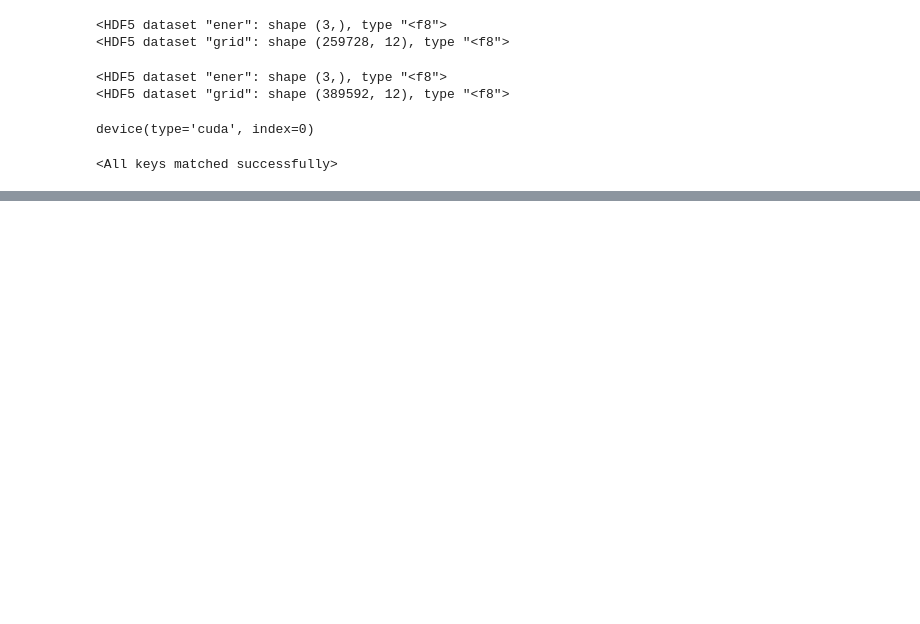
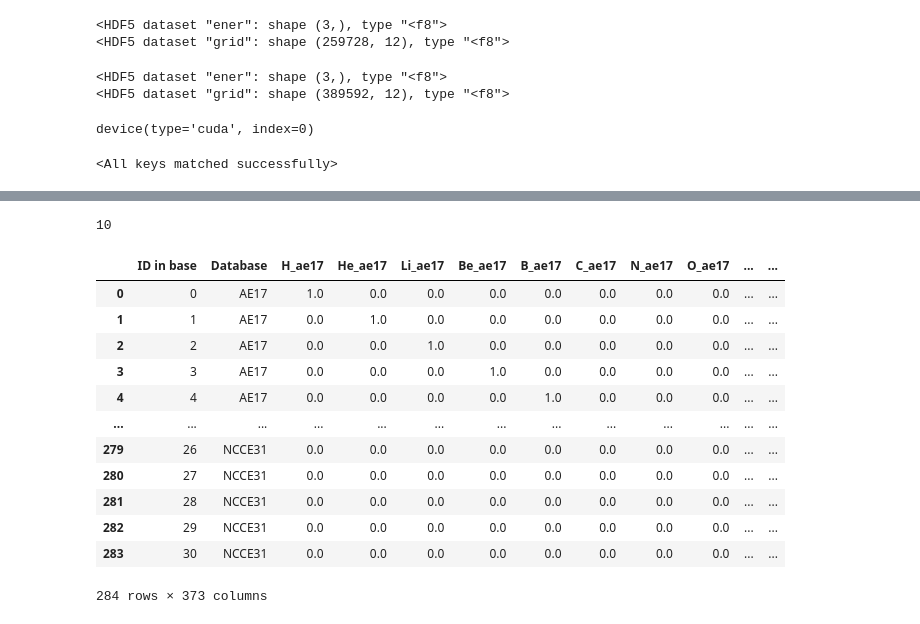
Before and after one commit to dzaripov/ML-parameterization-of-DFT-functionals, a Jupyter notebook: train.ipynb, the cells around one changed output, grey strips where cells are left out. Drawn from its saved outputs; the diff is of its cells as text; code cells hidden in the pictures; blank space fills up the shorter version.

```diff
--- a/train.ipynb
+++ b/train.ipynb
@@ -223,0 +652,22 @@ torch.save(model.state_dict(), 'predoptimized.param')
+# %%
+np.array([1, 2, 3]) @ np.array([3, 2, 1])
+# %% [output]
+10
+# %%
+db = pd.read_csv('total_dataframe_sorted_final.csv')
+# %%
+db
+# %% [output]
+|  | ID in base | Database | H_ae17 | He_ae17 | Li_ae17 | Be_ae17 | B_ae17 | C_ae17 | N_ae17 | O_ae17 | ... | ... |
+| 0 | 0 | AE17 | 1.0 | 0.0 | 0.0 | 0.0 | 0.0 | 0.0 | 0.0 | 0.0 | ... | ... |
+| 1 | 1 | AE17 | 0.0 | 1.0 | 0.0 | 0.0 | 0.0 | 0.0 | 0.0 | 0.0 | ... | ... |
+| 2 | 2 | AE17 | 0.0 | 0.0 | 1.0 | 0.0 | 0.0 | 0.0 | 0.0 | 0.0 | ... | ... |
+| 3 | 3 | AE17 | 0.0 | 0.0 | 0.0 | 1.0 | 0.0 | 0.0 | 0.0 | 0.0 | ... | ... |
+| 4 | 4 | AE17 | 0.0 | 0.0 | 0.0 | 0.0 | 1.0 | 0.0 | 0.0 | 0.0 | ... | ... |
+| ... | ... | ... | ... | ... | ... | ... | ... | ... | ... | ... | ... | ... |
+| 279 | 26 | NCCE31 | 0.0 | 0.0 | 0.0 | 0.0 | 0.0 | 0.0 | 0.0 | 0.0 | ... | ... |
+| 280 | 27 | NCCE31 | 0.0 | 0.0 | 0.0 | 0.0 | 0.0 | 0.0 | 0.0 | 0.0 | ... | ... |
+| 281 | 28 | NCCE31 | 0.0 | 0.0 | 0.0 | 0.0 | 0.0 | 0.0 | 0.0 | 0.0 | ... | ... |
+| 282 | 29 | NCCE31 | 0.0 | 0.0 | 0.0 | 0.0 | 0.0 | 0.0 | 0.0 | 0.0 | ... | ... |
+| 283 | 30 | NCCE31 | 0.0 | 0.0 | 0.0 | 0.0 | 0.0 | 0.0 | 0.0 | 0.0 | ... | ... |
+284 rows × 373 columns
```
Also changed, not shown: parts of 46 cells of this notebook, 1 other file.
